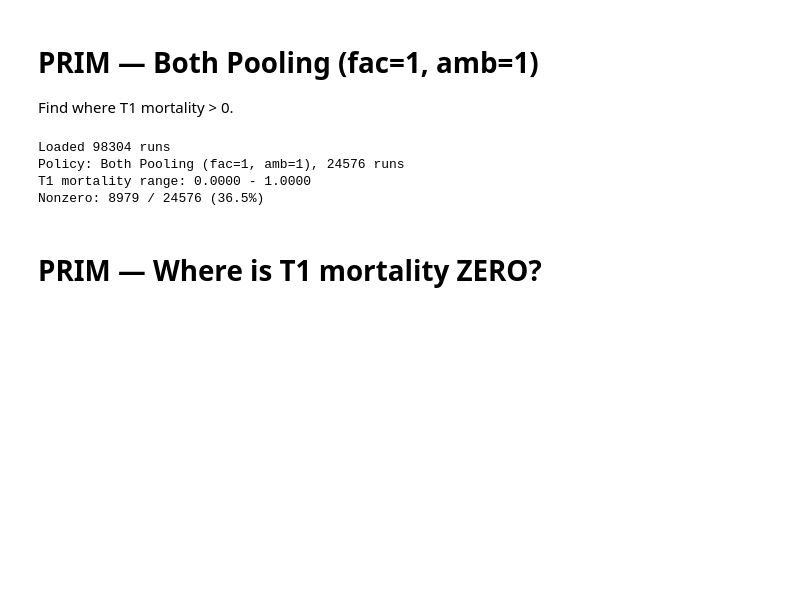
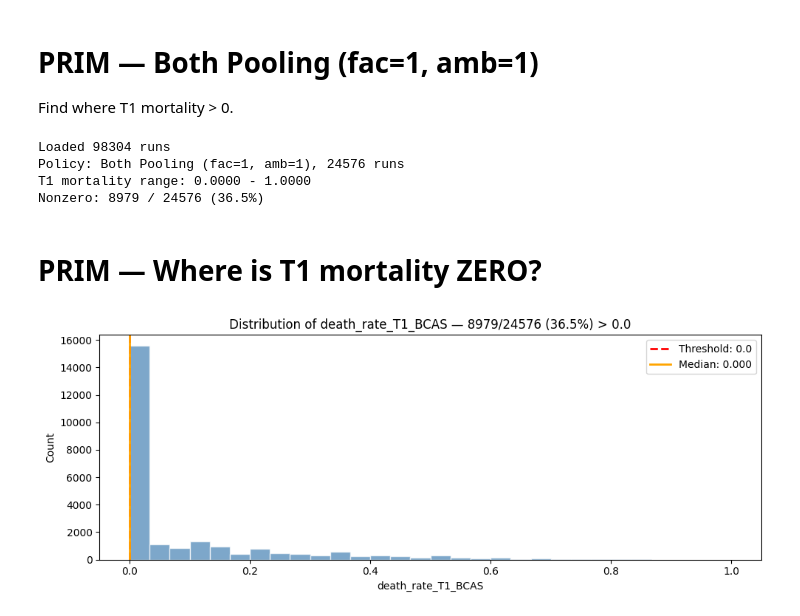
Before and after one commit to EliaTaverna/MENS---Medical-Evacuation-Network-Simulator, a Jupyter notebook: analysis_notebooks/multi_run_analysis/outcome_vs_uncertainty/phase_1_(1rq)/2_btg/sobol_prim/prim_both.ipynb, the cells around one changed output. Saved outputs shown, nothing was run; the diff lists cells and outputs as text; code cells hidden in the pictures; blank space fills up the shorter version.

Commit message:
Fix PRIM notebooks: configurable threshold, distribution histogram, cumulative curve

```diff
--- a/analysis_notebooks/multi_run_analysis/outcome_vs_uncertainty/phase_1_(1rq)/2_btg/sobol_prim/prim_both.ipynb
+++ b/analysis_notebooks/multi_run_analysis/outcome_vs_uncertainty/phase_1_(1rq)/2_btg/sobol_prim/prim_both.ipynb
@@ -37,3 +37,19 @@ T1 mortality range: 0.0000 - 1.0000
 Nonzero: 8979 / 24576 (36.5%)
 # %% [markdown]
 # PRIM — Where is T1 mortality ZERO?
+# %%
+fig, ax = plt.subplots(figsize=(10, 4))
+vals = sub[PRIM_OUTCOME].dropna()
+ax.hist(vals, bins=30, color="steelblue", alpha=0.7, edgecolor="white")
+ax.axvline(PRIM_THRESHOLD, color="red", linewidth=2, linestyle="--", label=f"Threshold: {PRIM_THRESHOLD}")
+ax.axvline(vals.median(), color="orange", linewidth=2, label=f"Median: {vals.median():.3f}")
+ax.set_xlabel(PRIM_OUTCOME)
+ax.set_ylabel("Count")
+direction_label = ">" if PRIM_DIRECTION == "above" else "<"
+n_interest = (vals > PRIM_THRESHOLD).sum() if PRIM_DIRECTION == "above" else (vals < PRIM_THRESHOLD).sum()
+ax.set_title(f"Distribution of {PRIM_OUTCOME} — {n_interest}/{len(vals)} ({n_interest/len(vals):.1%}) {direction_label} {PRIM_THRESHOLD}")
+ax.legend()
+plt.tight_layout()
+plt.show()
+# %% [output]
+[figure, added]
```
Also changed, not shown: parts of 2 cells of this notebook, 3 other files.
